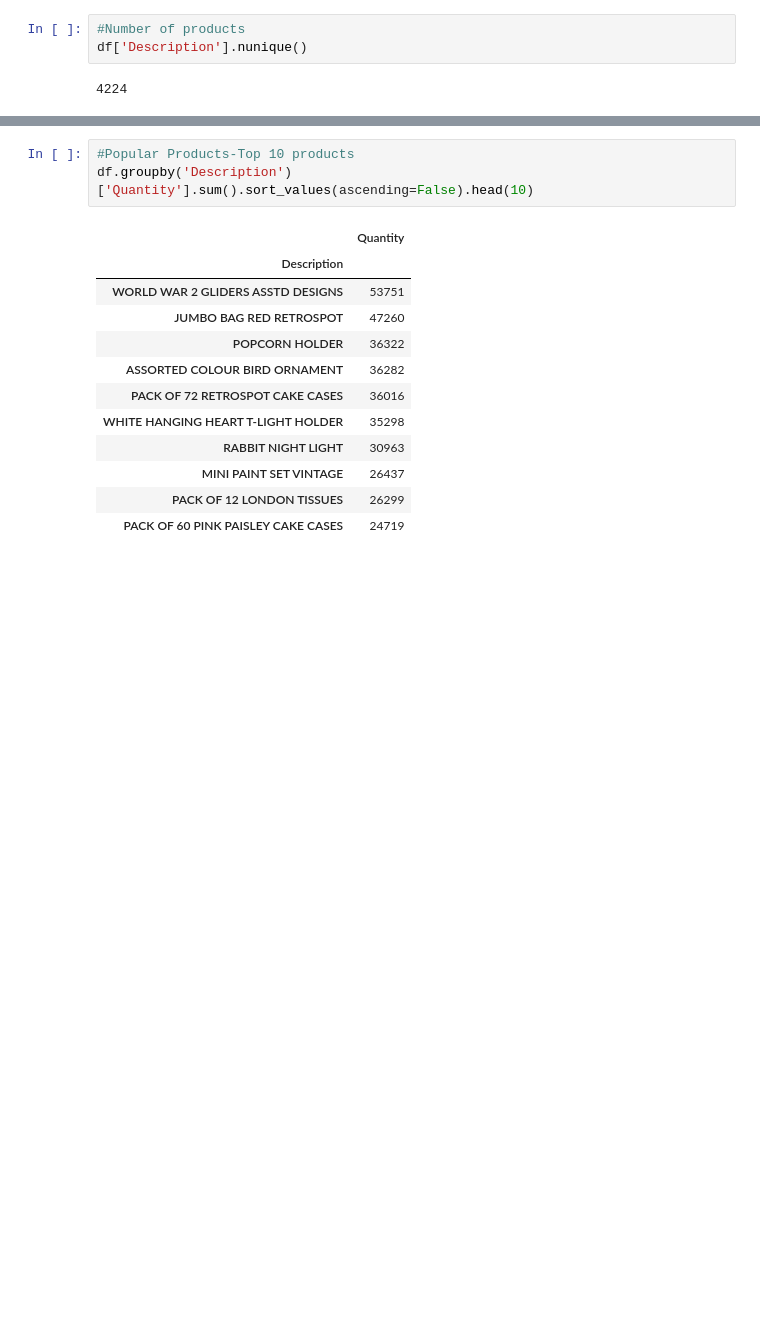
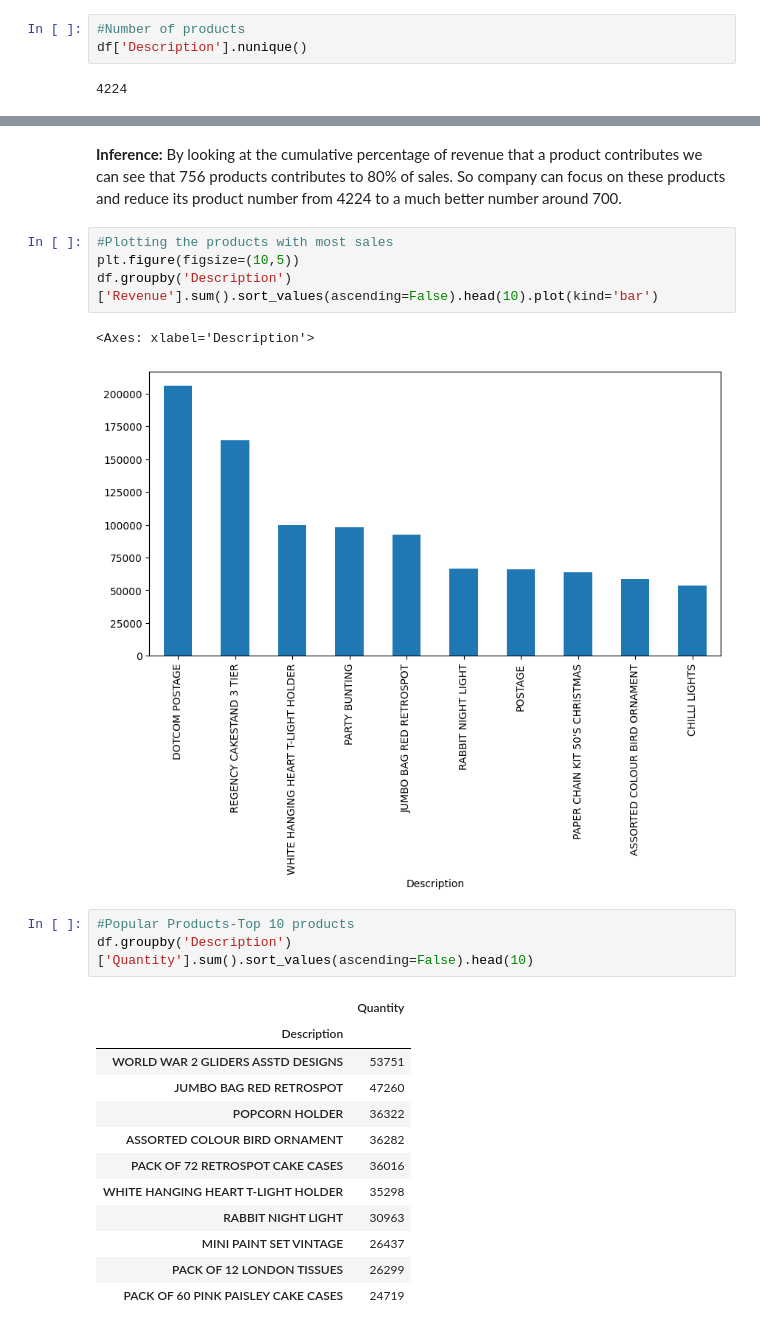
Before and after one commit to Rgvk1/my-projects, a Jupyter notebook: Final_CRM_Capstone.ipynb, the cells around one changed output, grey strips where cells are left out. Saved outputs shown, nothing was run; the diff lists cells and outputs as text; blank space fills up the shorter version.

```diff
--- a/Final_CRM_Capstone.ipynb
+++ b/Final_CRM_Capstone.ipynb
@@ -749,3 +781,12 @@ df['Description'].nunique()
+# %% [markdown]
+**Inference:** By looking at the cumulative percentage of revenue that a product contributes we can see that 756 products contributes to 80% of sales. So company can focus on these products and reduce its product number from 4224 to a much better number around 700.
+# %%
+#Plotting the products with most sales
+plt.figure(figsize=(10,5))
+df.groupby('Description')['Revenue'].sum().sort_values(ascending=False).head(10).plot(kind='bar')
+# %% [output]
+<Axes: xlabel='Description'>
+[figure, added]
 # %%
 #Popular Products-Top 10 products
 df.groupby('Description')['Quantity'].sum().sort_values(ascending=False).head(10)
```
Also changed, not shown: parts of 6 cells of this notebook.
